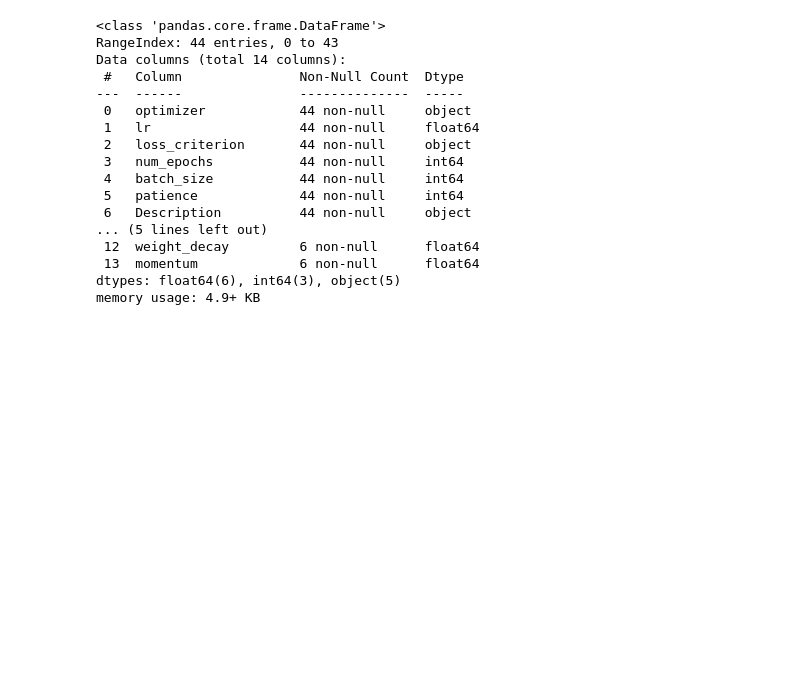
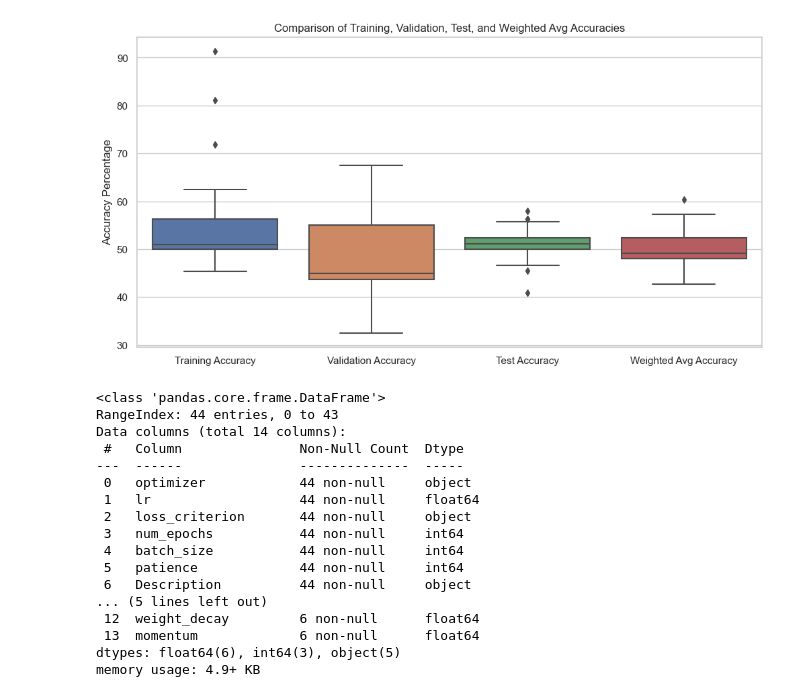
Before and after one commit to Michaelfosse/MasterThesis, a Jupyter notebook: Code/3. Descriptive analytics/Describing_Results.ipynb, the cells around one changed output. Cells and saved outputs as stored; diff of their text form; code cells hidden in the pictures; blank space fills up the shorter version.

```diff
--- a/Code/3. Descriptive analytics/Describing_Results.ipynb
+++ b/Code/3. Descriptive analytics/Describing_Results.ipynb
@@ -35,3 +141,59 @@ print(filtered_results)
+# %%
+import pandas as pd
+import matplotlib.pyplot as plt
+import seaborn as sns
+
+# Assuming 'all_results' is already loaded as a pandas DataFrame
+
+# Set the visual style for seaborn
+sns.set(style="whitegrid")
+
+# Create a new DataFrame that melts your original DataFrame down into a format where:
+# - One column contains all accuracy types
+# - One column contains the accuracy values
+accuracy_data = pd.melt(all_results, id_vars=['optimizer', 'lr', 'loss_criterion', 'num_epochs', 'batch_size', 'patience', 'Description', 'image_type', 'DATETIME', 'weight_decay', 'momentum'],
+                        value_vars=['Training Accuracy', 'Validation Accuracy', 'Test Accuracy'],
+                        var_name='Accuracy Type', value_name='Accuracy')
+
+# Calculate the weighted average of Test and Validation accuracies
+# Assuming 'Test Accuracy' and 'Validation Accuracy' are the names in the 'all_results' DataFrame
+test_data = all_results['Test Accuracy']
+validation_data = all_results['Validation Accuracy']
+weighted_avg = (2 * test_data + validation_data) / 3
+
+# Create a new DataFrame for the weighted average
+avg_data = pd.DataFrame({
+    'optimizer': all_results['optimizer'],
+    'lr': all_results['lr'],
+    'loss_criterion': all_results['loss_criterion'],
+    'num_epochs': all_results['num_epochs'],
+    'batch_size': all_results['batch_size'],
+    'patience': all_results['patience'],
+    'Description': all_results['Description'],
+    'image_type': all_results['image_type'],
+    'DATETIME': all_results['DATETIME'],
+    'weight_decay': all_results['weight_decay'],
+    'momentum': all_results['momentum'],
+    'Accuracy Type': 'Weighted Avg Accuracy',
+    'Accuracy': weighted_avg
+})
+
+# Append this to the existing DataFrame
+accuracy_data = pd.concat([accuracy_data, avg_data], ignore_index=True)
+
+# Create the boxplot
+plt.figure(figsize=(12, 6))  # Increased size for better readability
+sns.boxplot(x='Accuracy Type', y='Accuracy', data=accuracy_data)
+
+# Add titles and labels
+plt.title('Comparison of Training, Validation, Test, and Weighted Avg Accuracies')
+plt.xlabel('')
+plt.ylabel('Accuracy Percentage')
+
+# Show the plot
+plt.show()
+# %% [output]
+[figure, added]
 # %%
 all_results.info()
 # %% [output]
```
Also changed, not shown: parts of 7 cells of this notebook.
